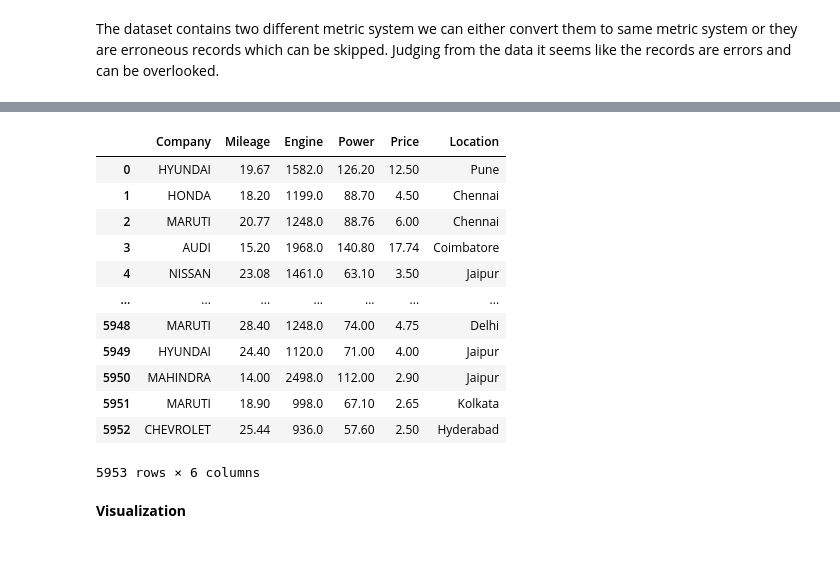
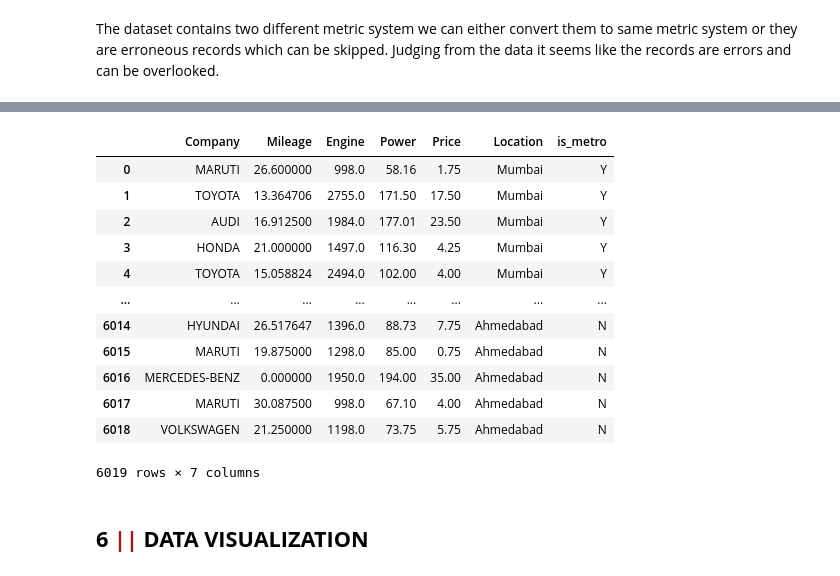
Before and after one commit to shailesh-sh/UCDPA_ShaileshKumar, a Jupyter notebook: Assessment.ipynb, the cells around one changed output, grey strips where cells are left out. Drawn from its saved outputs; the diff is of its cells as text; code cells hidden in the pictures.

```diff
--- a/Assessment.ipynb
+++ b/Assessment.ipynb
@@ -122,3 +316,36 @@ train
+# %%
+train.Engine.fillna('0 CC',inplace=True)
+for i in range(len(train.Engine)):
+    val=train.Engine.iloc[i]
+    cc=val.split(' ')
+    train.Engine.iloc[i]=cc[0]
+train.Engine=train.Engine.astype('int64')
+# %%
+train.Fuel_Type.value_counts()
+Mileage_value=list()
+Mileage_unit=list()
+# since electric vehicles can be identified with the indicator that mileage is empty
+# putting a unique value for the nan values, or outliers
+
+train.Mileage.fillna(value='-1 kmpl',inplace=True)
+for i in range(len(train.Mileage)):
+    val=train.Mileage.iloc[i]
+    cc=val.split(' ')
+    train.Mileage.iloc[i]=cc[0]
+    Mileage_value.append(cc[0])
+    Mileage_unit.append(cc[1])
+# %%
+train.Mileage=train.Mileage.astype('float64')
+
+den_petrol=0.8
+den_diesel=0.85  # in kg/l
+count=0
+
+for i in range(len(Mileage_unit)):
+    if((Mileage_unit[i]=='kmpl') and (train.Fuel_Type.iloc[i]=='Petrol')):
+        train.Mileage.iloc[i]=train.Mileage.iloc[i]/den_petrol
+    elif((Mileage_unit[i]=='kmpl') and (train.Fuel_Type.iloc[i]=='Diesel')):
+        train.Mileage.iloc[i]= train.Mileage.iloc[i]/den_diesel
 # %%
 # converting column types using a customised function
 def clean_data(df, col_name, **kwargs):
@@ -130,9 +357,9 @@ def clean_data(df, col_name, **kwargs):
     df[col_name] = df[col_name].fillna(kwargs['na_values'])
     return df[col_name]
 
-train['Mileage']=clean_data(train, col_name='Mileage', replace_values={' kmpl':'', 'null':0})
+# train['Mileage']=clean_data(train, col_name='Mileage', replace_values={' kmpl':'', 'null':0})
 # train['Mileage'].str.replace(' kmpl','').replace('null',0)
-train['Engine']=clean_data(train, col_name='Engine', replace_values={' CC':'', 'null':0})
+# train['Engine']=clean_data(train, col_name='Engine', replace_values={' CC':'', 'null':0}, dtype='int64')
 # train['Engine'].str.replace(' CC','').replace('null',0)
 train['Power']=clean_data(train, col_name='Power', replace_values={' bhp':'', 'null':0})
 # train['Power'].str.replace(' bhp','').replace('null',0)
@@ -180,29 +408,31 @@ memory usage: 558.2+ KB
 # %%
 visual_data=pd.DataFrame()
 for i in range(train.shape[0]):
     visual_data.at[i, 'Company'] = train['Name'][i].split()[0].upper()
     visual_data.at[i, 'Mileage'] = float(str(train['Mileage'][i]).split()[0])
     visual_data.at[i, 'Engine'] = float(str(train['Engine'][i]).split()[0])
     visual_data.at[i, 'Power'] = float(str(train['Power'][i]).split()[0])
     visual_data.at[i, 'Price'] = float(str(train['Price'][i]).split()[0])
     visual_data.at[i, 'Location'] = train['Location'][i]
+    visual_data.at[i, 'is_metro'] = 'Y' if train['is_metro'][i] == 1 else 'N'
 visual_data
 # %% [output]
-|  | Company | Mileage | Engine | Power | Price | Location |
-| 0 | HYUNDAI | 19.67 | 1582.0 | 126.20 | 12.50 | Pune |
-| 1 | HONDA | 18.20 | 1199.0 | 88.70 | 4.50 | Chennai |
-| 2 | MARUTI | 20.77 | 1248.0 | 88.76 | 6.00 | Chennai |
-| 3 | AUDI | 15.20 | 1968.0 | 140.80 | 17.74 | Coimbatore |
-| 4 | NISSAN | 23.08 | 1461.0 | 63.10 | 3.50 | Jaipur |
-| ... | ... | ... | ... | ... | ... | ... |
-| 5948 | MARUTI | 28.40 | 1248.0 | 74.00 | 4.75 | Delhi |
-| 5949 | HYUNDAI | 24.40 | 1120.0 | 71.00 | 4.00 | Jaipur |
-| 5950 | MAHINDRA | 14.00 | 2498.0 | 112.00 | 2.90 | Jaipur |
-| 5951 | MARUTI | 18.90 | 998.0 | 67.10 | 2.65 | Kolkata |
-| 5952 | CHEVROLET | 25.44 | 936.0 | 57.60 | 2.50 | Hyderabad |
+|  | Company | Mileage | Engine | Power | Price | Location | is_metro |
+| 0 | MARUTI | 26.600000 | 998.0 | 58.16 | 1.75 | Mumbai | Y |
+| 1 | TOYOTA | 13.364706 | 2755.0 | 171.50 | 17.50 | Mumbai | Y |
+| 2 | AUDI | 16.912500 | 1984.0 | 177.01 | 23.50 | Mumbai | Y |
+| 3 | HONDA | 21.000000 | 1497.0 | 116.30 | 4.25 | Mumbai | Y |
+| 4 | TOYOTA | 15.058824 | 2494.0 | 102.00 | 4.00 | Mumbai | Y |
+| ... | ... | ... | ... | ... | ... | ... | ... |
+| 6014 | HYUNDAI | 26.517647 | 1396.0 | 88.73 | 7.75 | Ahmedabad | N |
+| 6015 | MARUTI | 19.875000 | 1298.0 | 85.00 | 0.75 | Ahmedabad | N |
+| 6016 | MERCEDES-BENZ | 0.000000 | 1950.0 | 194.00 | 35.00 | Ahmedabad | N |
+| 6017 | MARUTI | 30.087500 | 998.0 | 67.10 | 4.00 | Ahmedabad | N |
+| 6018 | VOLKSWAGEN | 21.250000 | 1198.0 | 73.75 | 5.75 | Ahmedabad | N |
-5953 rows × 6 columns
+6019 rows × 7 columns
 # %% [markdown]
-**Visualization**
+<a id="6"></a>
+## <b>6 <span style='color:#B21010'>||</span> DATA VISUALIZATION</b>
 # %%
 # Based on company
 plt_data = visual_data['Company']
```
Also changed, not shown: parts of 59 cells of this notebook, 1 other file.
